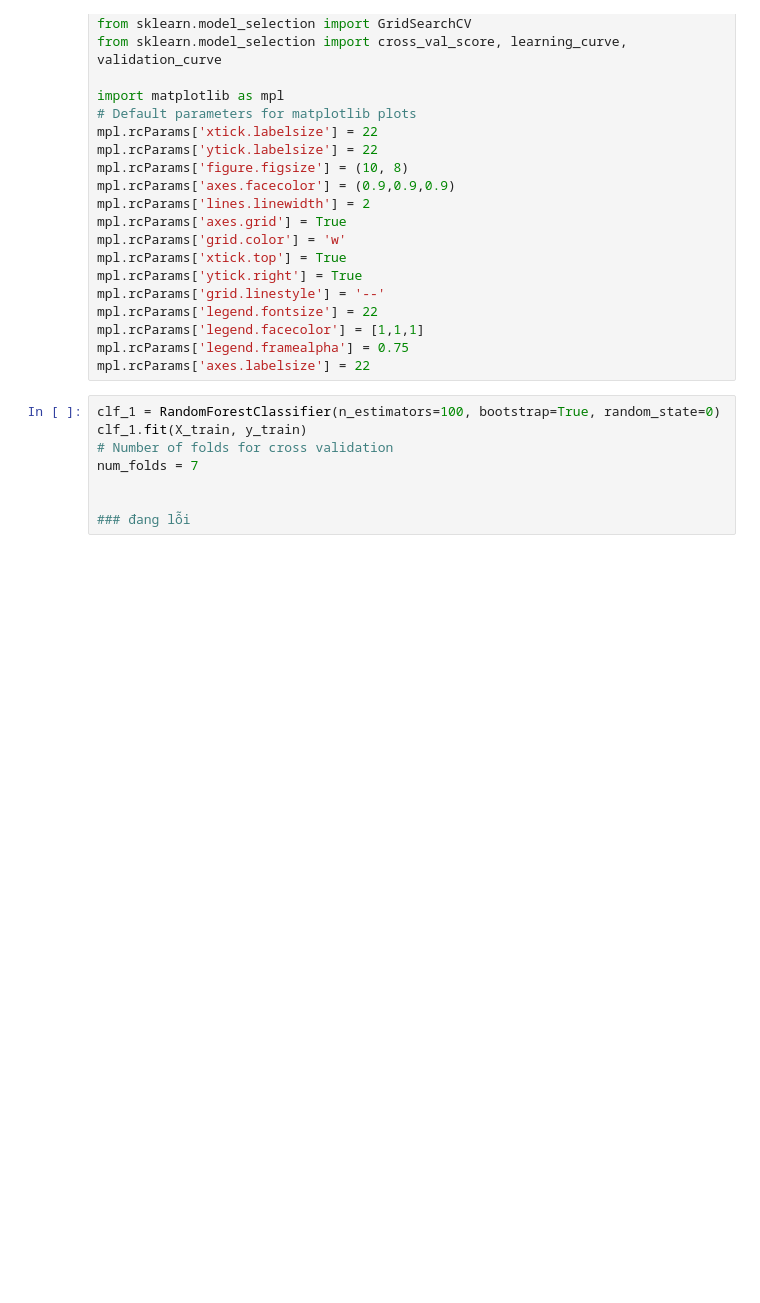
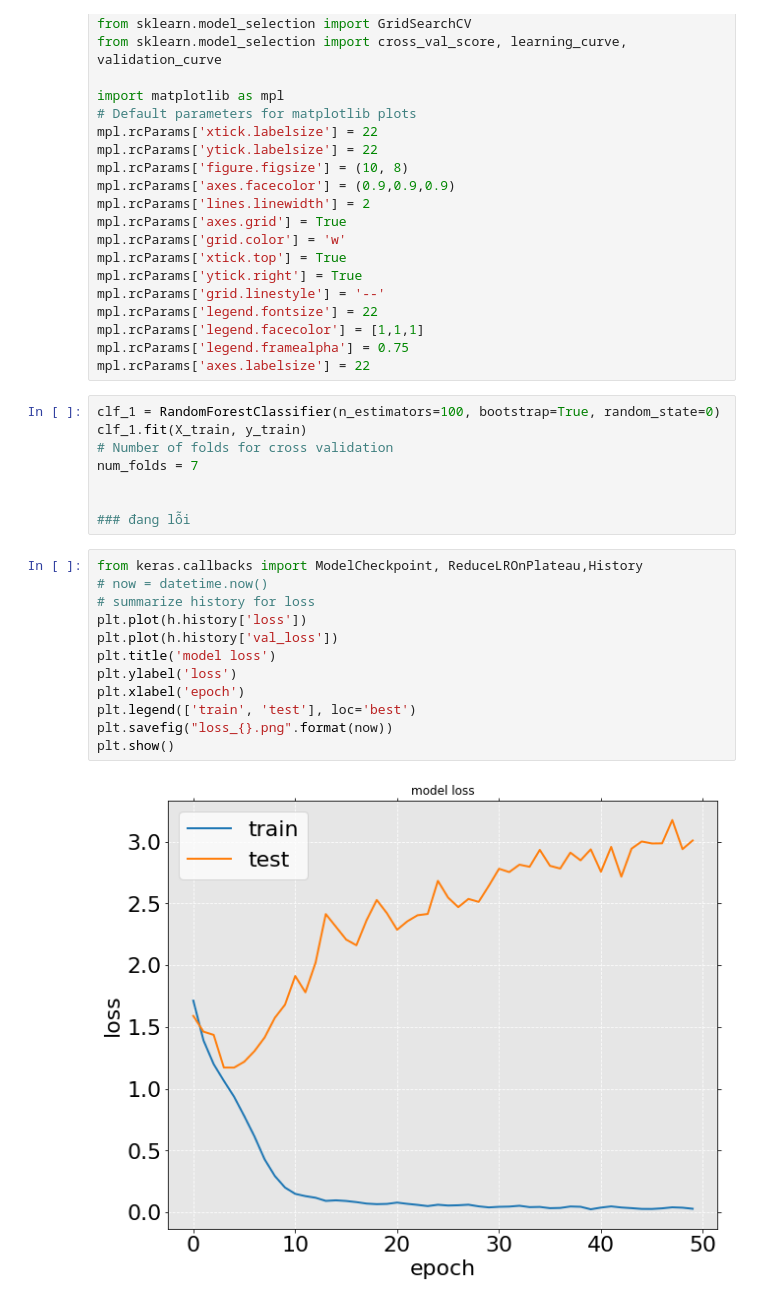
Before and after one commit to nllam717/face_detection_emotion, a Jupyter notebook: TraindataEmotion.ipynb, the cells around one changed output. Saved outputs shown, nothing was run; the diff lists cells and outputs as text; blank space fills up the shorter version.

```diff
--- a/TraindataEmotion.ipynb
+++ b/TraindataEmotion.ipynb
@@ -223,3 +268,17 @@ num_folds = 7
 
 
 ### đang lỗi
+# %%
+from keras.callbacks import ModelCheckpoint, ReduceLROnPlateau,History
+# now = datetime.now()
+# summarize history for loss
+plt.plot(h.history['loss'])
+plt.plot(h.history['val_loss'])
+plt.title('model loss')
+plt.ylabel('loss')
+plt.xlabel('epoch')
+plt.legend(['train', 'test'], loc='best')
+plt.savefig("loss_{}.png".format(now))
+plt.show()
+# %% [output]
+[figure, added]
```
Also changed, not shown: parts of 4 cells of this notebook.
